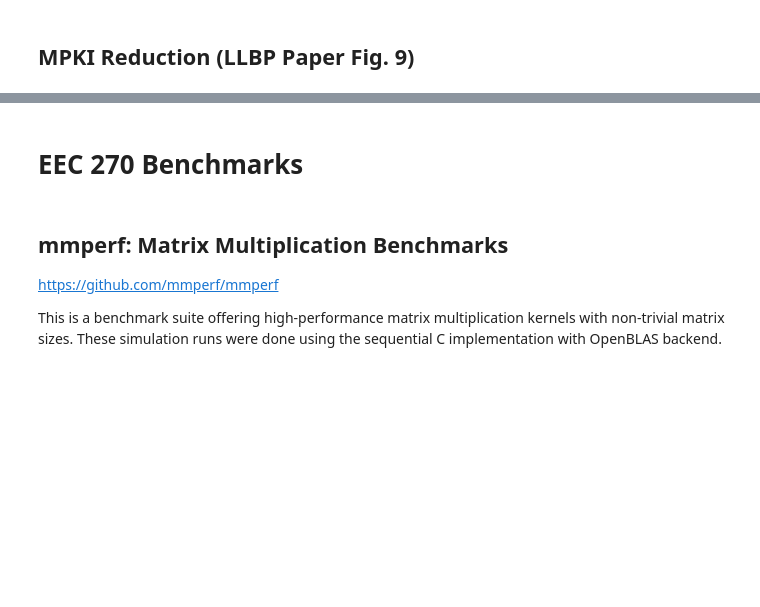
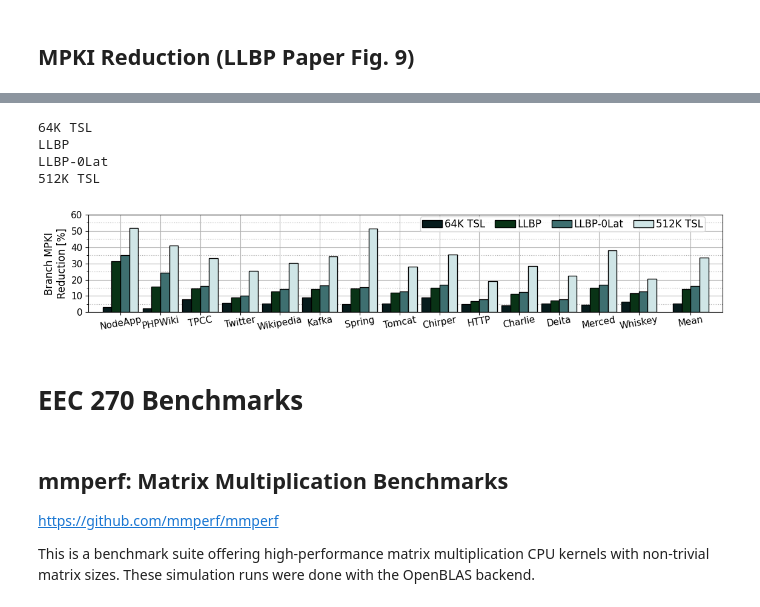
Before and after one commit to anusheelnand/eec270-project, a Jupyter notebook: mpki.ipynb, the cells around one changed output, grey strips where cells are left out. Saved outputs shown, nothing was run; the diff lists cells and outputs as text; code cells hidden in the pictures; blank space fills up the shorter version.

```diff
--- a/mpki.ipynb
+++ b/mpki.ipynb
@@ -196,7 +196,7 @@ def plot_absolute_mpki(bms):
 ## MPKI Reduction Plotting
 # %%
 
-def plot_mpki_reduction(bms):
+def plot_mpki_reduction(bms, dfall):
     width = 0.7
     cw=11.5
     fs=12
@@ -269,7 +269,7 @@ def plot_mpki_reduction(bms):
     ax.set_xticklabels(_bms, rotation=10, horizontalalignment="center", fontsize=fs-1)
     ax.tick_params(axis='x', which='major', pad=0)
 
-    ax.set_ylim(bottom=-0.0, top=0.55)
+    ax.set_ylim(auto=True)
 
 
 
@@ -460,7 +360,15 @@ LLBP-0Lat
+# %%
+plot_mpki_reduction(bms, df_recreate)
+# %% [output]
+64K TSL
+LLBP
+LLBP-0Lat
+512K TSL
+[figure, added]
 # %% [markdown]
 # EEC 270 Benchmarks
 # %% [markdown]
 ## mmperf: Matrix Multiplication Benchmarks
 https://github.com/mmperf/mmperf
 
-This is a benchmark suite offering high-performance matrix multiplication kernels with non-trivial matrix sizes. These simulation runs were done using the sequential C implementation with OpenBLAS backend.
+This is a benchmark suite offering high-performance matrix multiplication CPU kernels with non-trivial matrix sizes. These simulation runs were done with the OpenBLAS backend.
```
Also changed, not shown: parts of 7 cells of this notebook, 2 other files.
